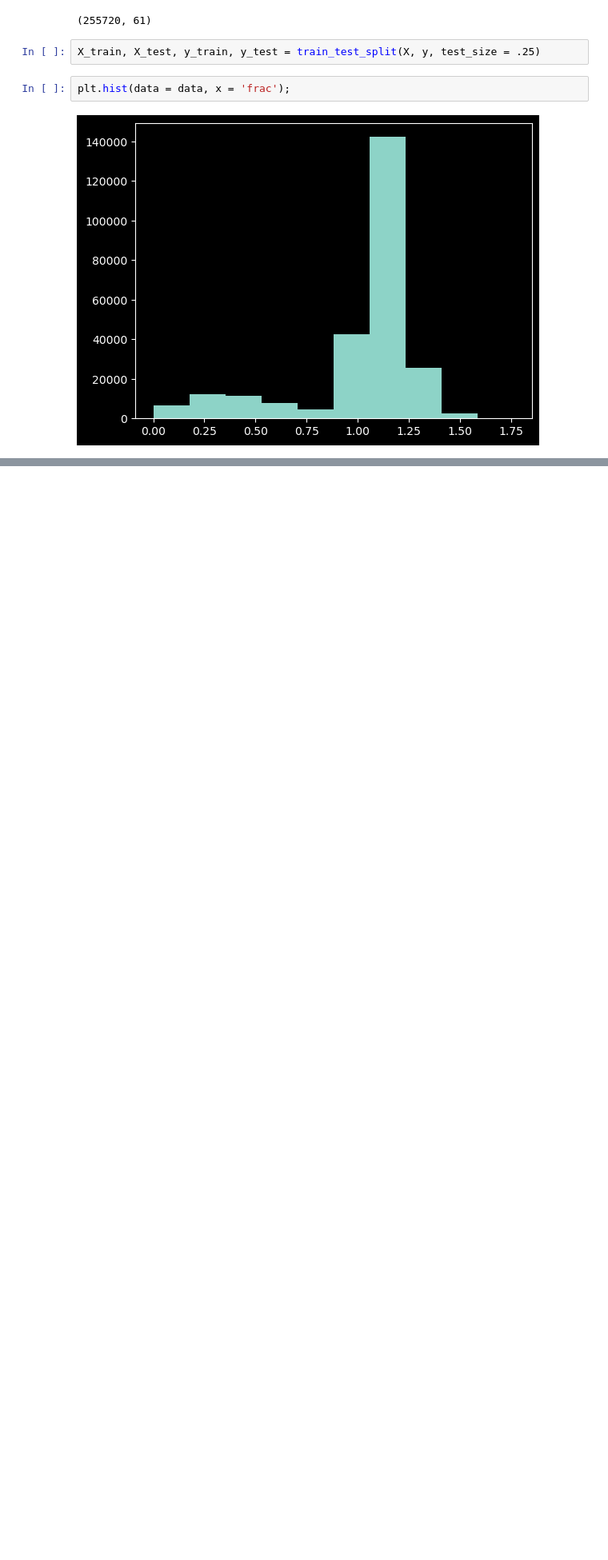
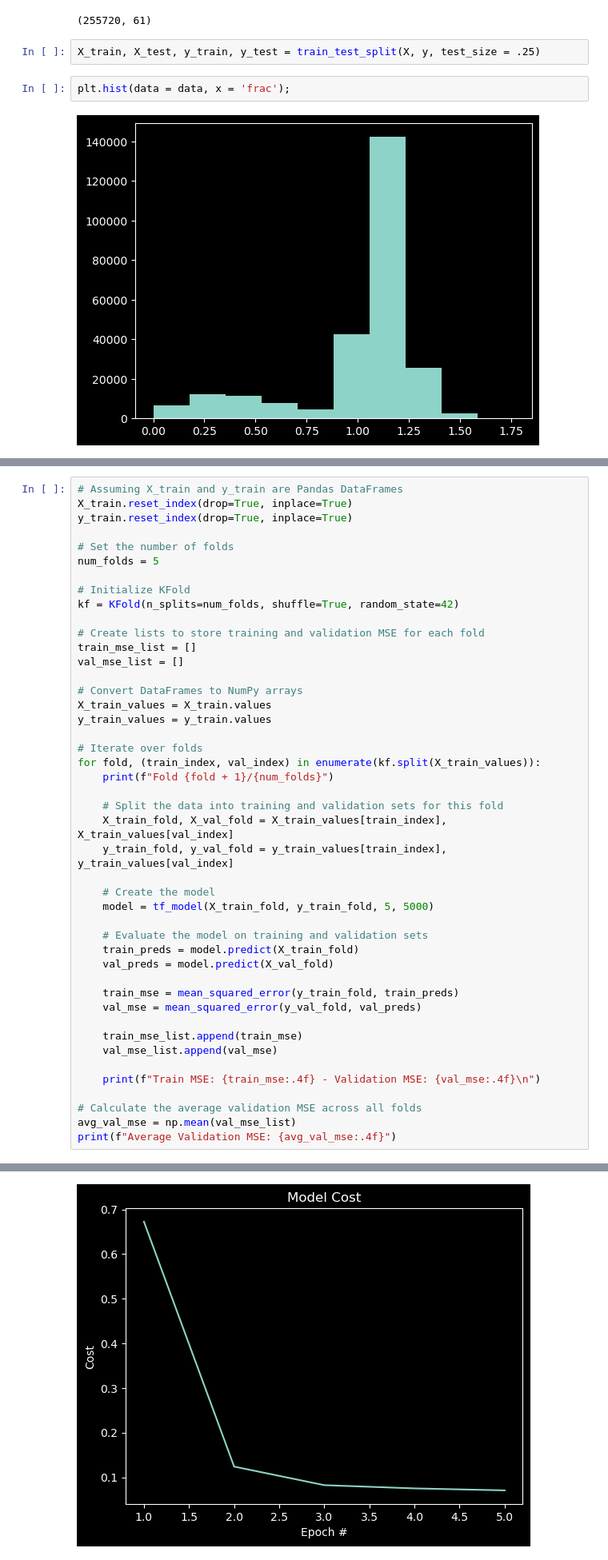
Before and after one commit to Jewdah18/Loan-Default-Risk, a Jupyter notebook: notebooks/Modelling.ipynb, the cells around one changed output, grey strips where cells are left out. Shown at 80% size. Cells and saved outputs as stored; diff of their text form; blank space fills up the shorter version.

Commit message:
Used Cross-Validation with Neural Nets

```diff
--- a/notebooks/Modelling.ipynb
+++ b/notebooks/Modelling.ipynb
@@ -249,0 +160,46 @@ KeyboardInterrupt:
+# %%
+# Assuming X_train and y_train are Pandas DataFrames
+X_train.reset_index(drop=True, inplace=True)
+y_train.reset_index(drop=True, inplace=True)
+
+# Set the number of folds
+num_folds = 5
+
+# Initialize KFold
+kf = KFold(n_splits=num_folds, shuffle=True, random_state=42)
+
+# Create lists to store training and validation MSE for each fold
+train_mse_list = []
+val_mse_list = []
+
+# Convert DataFrames to NumPy arrays
+X_train_values = X_train.values
+y_train_values = y_train.values
+
+# Iterate over folds
+for fold, (train_index, val_index) in enumerate(kf.split(X_train_values)):
+    print(f"Fold {fold + 1}/{num_folds}")
+
+    # Split the data into training and validation sets for this fold
+    X_train_fold, X_val_fold = X_train_values[train_index], X_train_values[val_index]
+    y_train_fold, y_val_fold = y_train_values[train_index], y_train_values[val_index]
+
+    # Create the model
+    model = tf_model(X_train_fold, y_train_fold, 5, 5000)
+
+    # Evaluate the model on training and validation sets
+    train_preds = model.predict(X_train_fold)
+    val_preds = model.predict(X_val_fold)
+
+    train_mse = mean_squared_error(y_train_fold, train_preds)
+    val_mse = mean_squared_error(y_val_fold, val_preds)
+
+    train_mse_list.append(train_mse)
+    val_mse_list.append(val_mse)
+
+    print(f"Train MSE: {train_mse:.4f} - Validation MSE: {val_mse:.4f}\n")
+
+# Calculate the average validation MSE across all folds
+avg_val_mse = np.mean(val_mse_list)
+print(f"Average Validation MSE: {avg_val_mse:.4f}")
+# %% [output]
@@ -249,0 +217 @@ KeyboardInterrupt:
+[figure, added]
```
Also changed, not shown: parts of 12 cells of this notebook.
